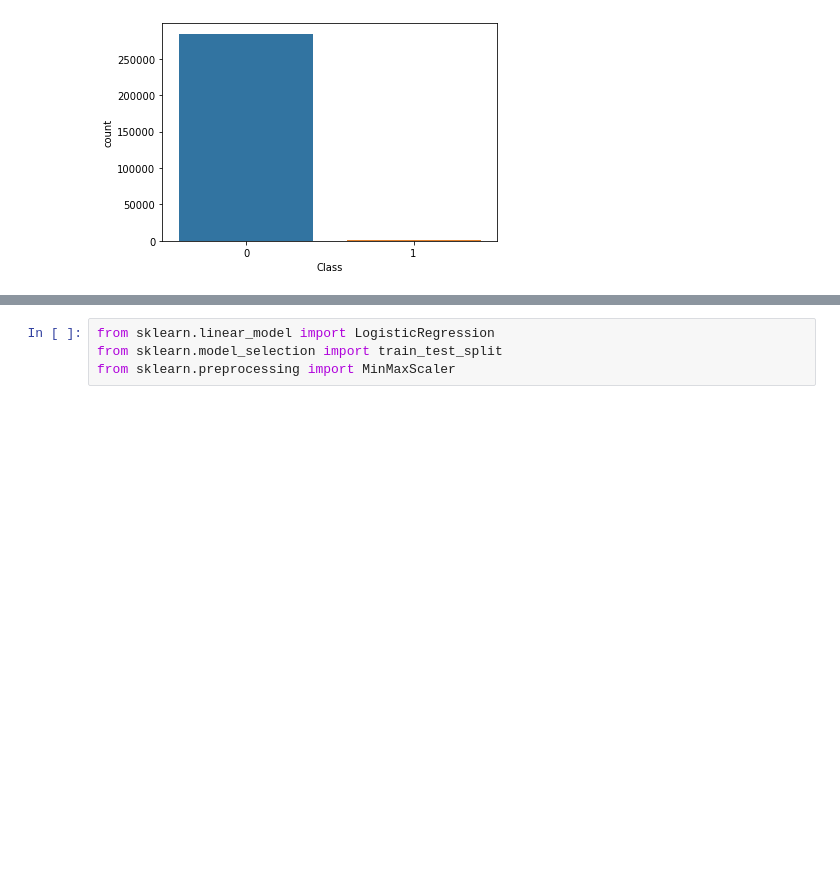
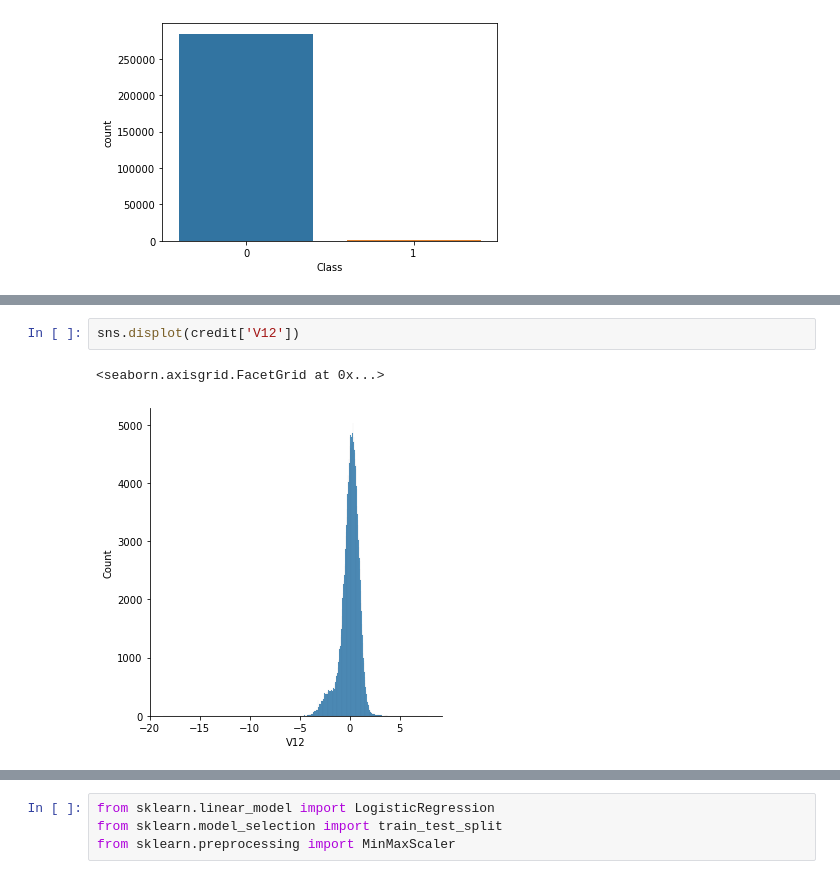
Before and after one commit to bthakr1/Machine_Learning, a Jupyter notebook: Logistic_Regression.ipynb, the cells around one changed output, grey strips where cells are left out. Drawn from its saved outputs; the diff is of its cells as text; blank space fills up the shorter version.

```diff
--- a/Logistic_Regression.ipynb
+++ b/Logistic_Regression.ipynb
@@ -38,0 +45,5 @@ plt.show()
+# %%
+sns.displot(credit['V12'])
+# %% [output]
+<seaborn.axisgrid.FacetGrid at 0x...>
+[figure, added]
```
Also changed, not shown: parts of 3 cells of this notebook.
